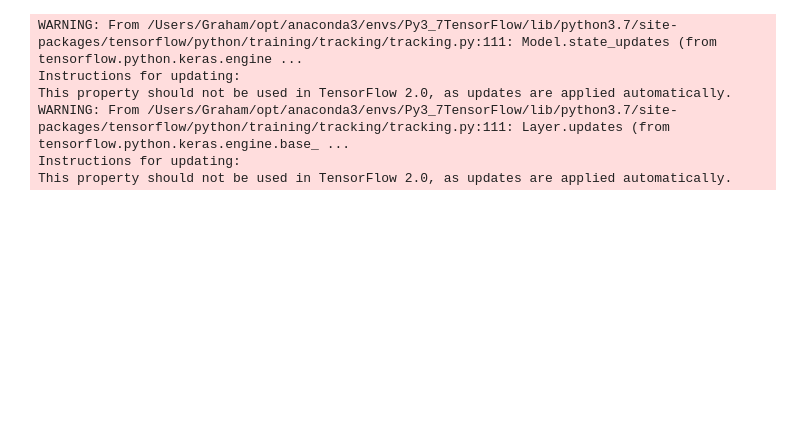
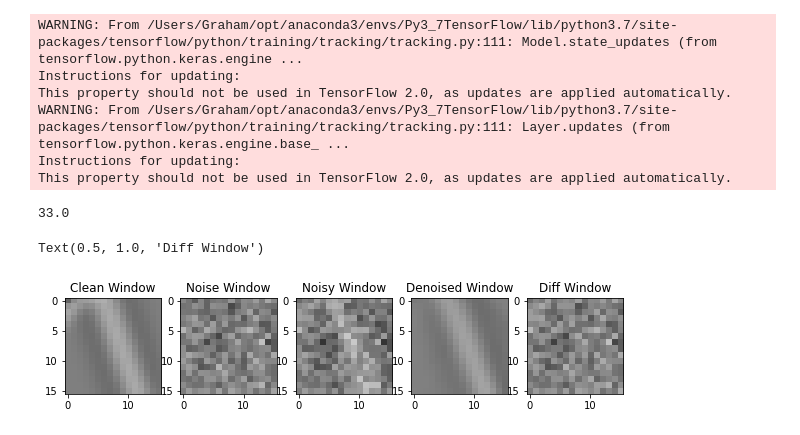
Before and after one commit to Greveley/AutoEncoderImageDenoise, a Jupyter notebook: TrainAndEval_SynSeis.ipynb, the cells around one changed output. Saved outputs shown, nothing was run; the diff lists cells and outputs as text; code cells hidden in the pictures; blank space fills up the shorter version.

```diff
--- a/TrainAndEval_SynSeis.ipynb
+++ b/TrainAndEval_SynSeis.ipynb
@@ -175,15 +246,26 @@ predANN_trc = modelANN_trc.predict(NS_test_trc_resh)
+# %%
+predConv_wind_v1.shape[0]/64
+# %% [output]
+33.0
 # %%
 # Reshaping predictions
-predANN_wind_resh = predANN_wind.reshape(int(predANN_wind.shape[0]/256),256,16,16)
+predANN_wind_v1_resh = predANN_wind_v1.reshape(int(predANN_wind_v1.shape[0]/256),256,16,16)
+predANN_wind_v2_resh = predANN_wind_v2.reshape(int(predANN_wind_v2.shape[0]/256),256,16,16)
 
-decoded_imgANN_wind = []
+
+decoded_imgANN_wind_v1 = []
+decoded_imgANN_wind_v2 = []
+
 orig_noisy = []
 orig_clean = []
 for iImg in range(330):
-    decoded_imgANN_wind.append(windows2img(predANN_wind_resh[iImg],256,256))
+    decoded_imgANN_wind_v1.append(windows2img(predANN_wind_v1_resh[iImg],256,256))
+    decoded_imgANN_wind_v2.append(windows2img(predANN_wind_v2_resh[iImg],256,256))
     orig_noisy.append(windows2img(NS_test_wind[iImg],256,256))
     orig_clean.append(windows2img(S_test_wind[iImg],256,256))
 
-decoded_imgANN_wind = np.array(decoded_imgANN_wind)
+decoded_imgANN_wind_v1 = np.array(decoded_imgANN_wind_v1)
+decoded_imgANN_wind_v2 = np.array(decoded_imgANN_wind_v2)
+
 orig_noisy = np.array(orig_noisy)
 orig_clean = np.array(orig_clean)
@@ -190 +304,29 @@ orig_clean = np.array(orig_clean)
+# %%
+img = 6
+wind = 5
+
+plt.figure(figsize=(10,10))
+plt.subplot(1,5,1)
+plt.imshow(S_test_wind[img,wind],vmin=-1.5,vmax=1.5)
+plt.gray()
+plt.title('Clean Window')
+plt.subplot(1,5,2)
+plt.imshow(NS_test_wind[img,wind]-S_test_wind[img,wind],vmin=-1.5,vmax=1.5)
+plt.gray()
+plt.title('Noise Window')
+plt.subplot(1,5,3)
+plt.imshow(NS_test_wind[img,wind],vmin=-1.5,vmax=1.5)
+plt.gray()
+plt.title('Noisy Window')
+plt.subplot(1,5,4)
+plt.imshow(predANN_wind_v1_resh[img,wind],vmin=-1.5,vmax=1.5)
+plt.gray()
+plt.title('Denoised Window')
+plt.subplot(1,5,5)
+plt.imshow(NS_test_wind[img,wind]-predANN_wind_v1_resh[img,wind],vmin=-1.5,vmax=1.5)
+plt.gray()
+plt.title('Diff Window')
+# %% [output]
+Text(0.5, 1.0, 'Diff Window')
+[figure, added]
 # %%
```
Also changed, not shown: parts of 27 cells of this notebook.
